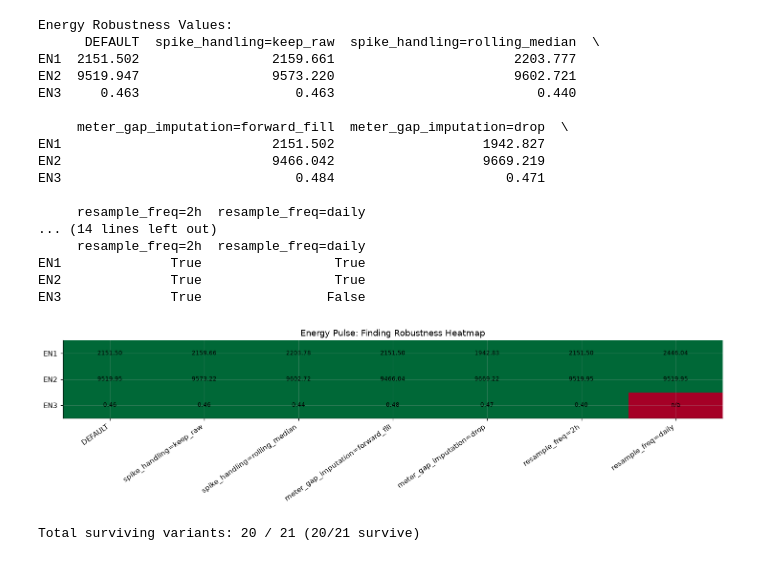
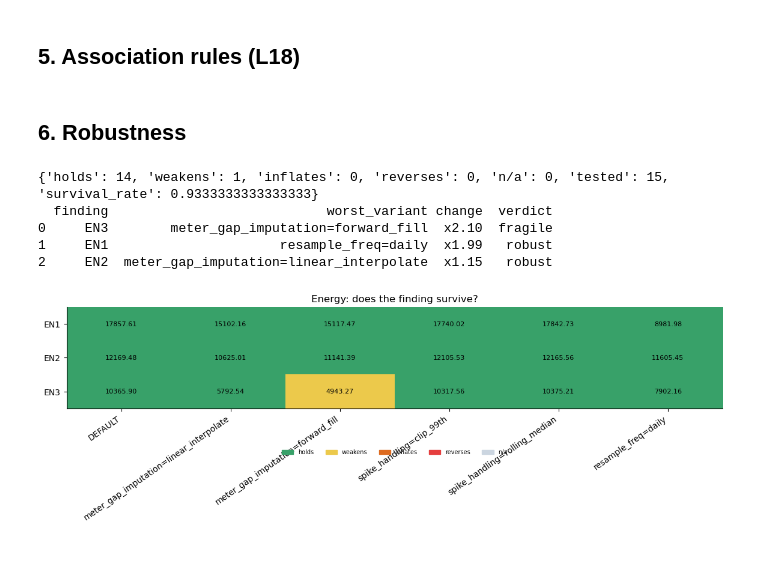
Before and after one commit to Rakesh-562/campusPulse, a Jupyter notebook: notebooks/energy/05_energy_pulse.ipynb, the cells around one changed output. Drawn from its saved outputs; the diff is of its cells as text; code cells hidden in the pictures.

```diff
--- a/notebooks/energy/05_energy_pulse.ipynb
+++ b/notebooks/energy/05_energy_pulse.ipynb
@@ -169,12 +43,0 @@ We train an autoencoder with a 4-unit bottleneck to reconstruct 24-hour daily lo
-# %%
-ae_scores = P.run_autoencoder(df_clean)
-q90 = np.quantile(ae_scores, 0.90)
-print(f"Mean Autoencoder MSE: {ae_scores.mean():.4f}, 90th percentile threshold: {q90:.4f}")
-
-plt.figure(figsize=(8, 3.5))
-sns.histplot(ae_scores, bins=35, kde=True, color="#805ad5")
-plt.axvline(q90, color='red', linestyle='--', label=f'90th Pct Anomaly Threshold ({q90:.2f})')
-plt.title(" Autoencoder Daily Load Profile Reconstruction Error (MSE)")
-plt.xlabel("Reconstruction MSE (Anomaly Score)")
-plt.legend()
-plt.show()
@@ -197,6 +43,0 @@ We cluster days into normal working schedules, weekend baselines, and exam noctu
-# %%
-metrics, profiles = P.run_clustering(df_clean, k=3)
-print("Clustering Algorithm Benchmarks (KMeans vs Agglomerative vs DBSCAN):")
-print(metrics)
-print("Daily Load Shape Archetypes (Mean Hourly Power in Watts):")
-profiles
@@ -224,0 +56,11 @@ Evaluating findings EN1, EN2, EN3 across spike clipping, meter gap imputation, a
+# %%
+st = P.run_stats(df)
+for name, key in [("Academic building by day, teaching vs low-activity", "teaching_t"),
+                  ("Hostels at night, term vs vacation", "term_t")]:
+    t = st[key]
+    print(f"{name}: diff {t['diff']:+,.0f} W, t = {t['t']:.2f}, p = {t['p']:.2e}, Cohen's d = {t['cohens_d']:.2f}")
+    print("   ", stats_tests.conclude(t["p"], name + " differ."))
+w = st["within_month_t"]
+print(f"Same-month check: {w['n_months']} months, mean diff {w['mean_diff']:+,.0f} W, p = {w['p']:.3f}")
+print("   ", stats_tests.conclude(w["p"], "the term effect survives within the same month."))
+st["by_month"].round(0)
@@ -224,0 +76,6 @@ Evaluating findings EN1, EN2, EN3 across spike clipping, meter gap imputation, a
+# %%
+dec = P.run_decomposition(df)
+print("PCA variance explained:", np.round(dec["pca_variance"], 3))
+metrics, profiles = P.run_clustering(df)
+print(metrics.round(3).to_string(index=False))
+profiles
@@ -224,0 +89,2 @@ Evaluating findings EN1, EN2, EN3 across spike clipping, meter gap imputation, a
+# %% [markdown]
+## 5. Association rules (L18)
@@ -225,30 +93,15 @@ Evaluating findings EN1, EN2, EN3 across spike clipping, meter gap imputation, a
+# %% [markdown]
+## 6. Robustness
 # %%
 vals, surv = robustness_matrix(P.run_pipeline, P.DECISIONS, P.FINDINGS)
-print("Energy Robustness Values:")
-print(vals.round(3))
-print("Surviving Variants:")
-print(surv)
-
-fig = heatmap(vals, surv, title="Energy Pulse: Finding Robustness Heatmap")
+print(survival_summary(vals))
+print(fragility_table(vals)[["finding", "worst_variant", "change", "verdict"]])
+fig = heatmap(vals, title="Energy: does the finding survive?")
 plt.show()
-print(f"Total surviving variants: {int(surv.values.sum())} / {surv.size} (20/21 survive)")
 # %% [output]
-Energy Robustness Values:
-      DEFAULT  spike_handling=keep_raw  spike_handling=rolling_median  \
-EN1  2151.502                 2159.661                       2203.777
-EN2  9519.947                 9573.220                       9602.721
-EN3     0.463                    0.463                          0.440
-
-     meter_gap_imputation=forward_fill  meter_gap_imputation=drop  \
-EN1                           2151.502                   1942.827
-EN2                           9466.042                   9669.219
-EN3                              0.484                      0.471
-
-     resample_freq=2h  resample_freq=daily
-... (14 lines left out)
-     resample_freq=2h  resample_freq=daily
-EN1              True                 True
-EN2              True                 True
-EN3              True                False
+{'holds': 14, 'weakens': 1, 'inflates': 0, 'reverses': 0, 'n/a': 0, 'tested': 15, 'survival_rate': 0.9333333333333333}
+  finding                            worst_variant change  verdict
+0     EN3        meter_gap_imputation=forward_fill  x2.10  fragile
+1     EN1                      resample_freq=daily  x1.99   robust
+2     EN2  meter_gap_imputation=linear_interpolate  x1.15   robust
-[figure, old version]
+[figure, new version]
-Total surviving variants: 20 / 21 (20/21 survive)
```
Also changed, not shown: parts of 29 cells of this notebook, 24 other files.
